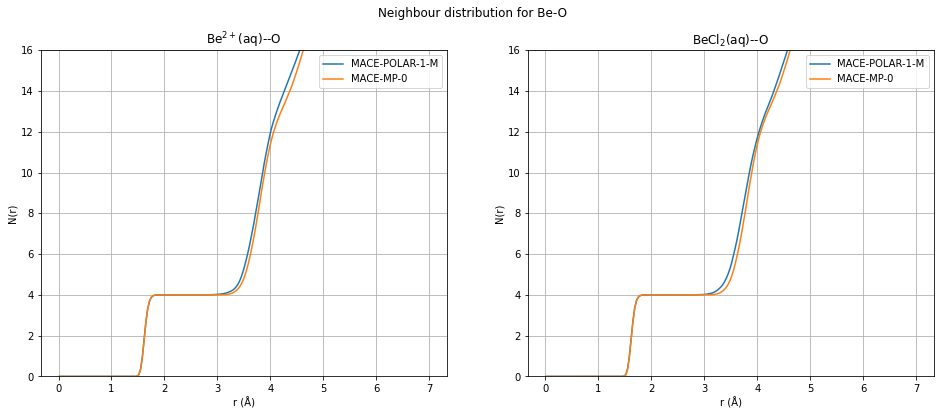
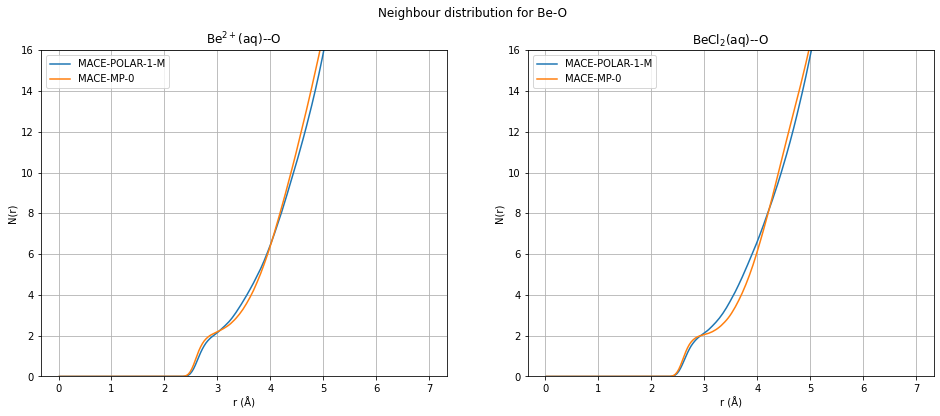
Unified diff of the notebook cell whose output changed from the first chart to the second:
--- before
+++ after
@@ -1,7 +1,6 @@
 fig, axs = plt.subplots(1, 2, figsize=(8*2, 6))
 fig.suptitle(f'Neighbour distribution for Be-O')
-for i, key in enumerate(POLAR_rdf_data):
-    print(key)
-    r = POLAR_rdf_data[key]['# Distance / pm']/100
+for i, key in enumerate(POLAR_OO_rdf_data):
+    r = POLAR_OO_rdf_data[key]['# Distance / pm']/100
     axs[i].set_title(key+'--O')
     axs[i].set_xlabel('r (Å)')
@@ -10,7 +9,7 @@
     axs[i].grid()
 
-    axs[i].plot(r, POLAR_rdf_data[key]['  Integral'], label='MACE-POLAR-1-M')
-    axs[i].plot(r, MP0_rdf_data[key]['  Integral'], label='MACE-MP-0')
-    rmax = POLAR_rdf_data[key]['# Distance / pm'].max()/100
+    axs[i].plot(r, POLAR_OO_rdf_data[key]['  Integral'], label='MACE-POLAR-1-M')
+    axs[i].plot(r, MP0_OO_rdf_data[key]['  Integral'], label='MACE-MP-0')
+    rmax = POLAR_OO_rdf_data[key]['# Distance / pm'].max()/100
 
     axs[i].legend()

Commit: Added RDF(O...O) between BeH8O4 and H2O.